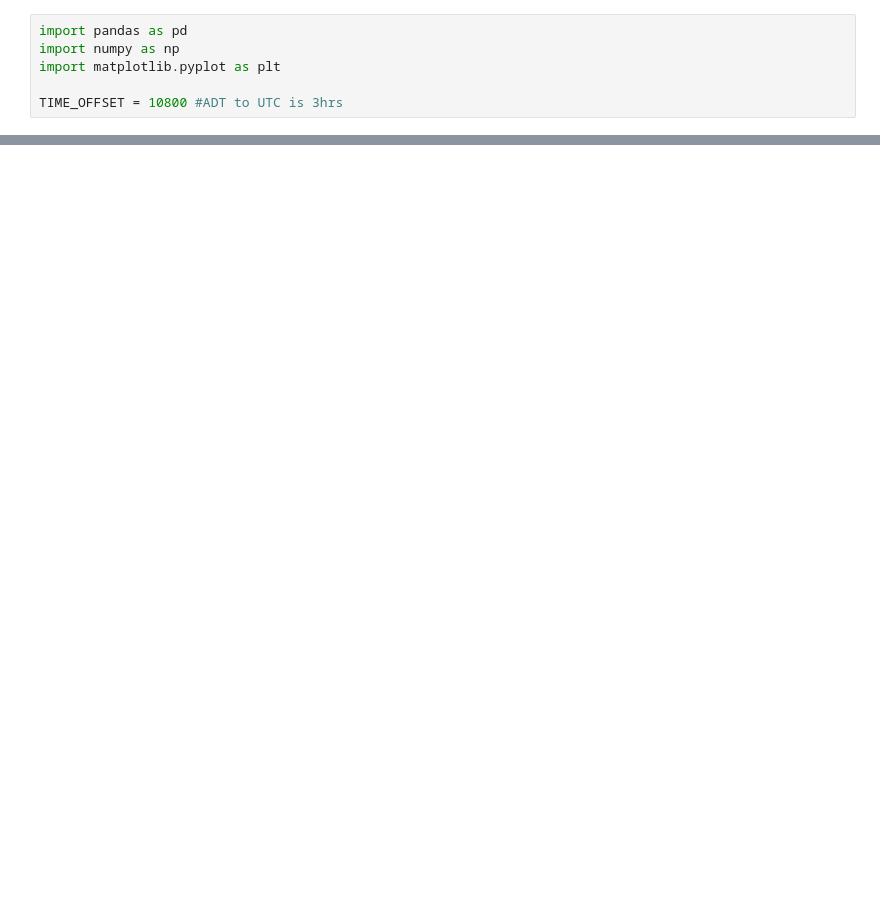
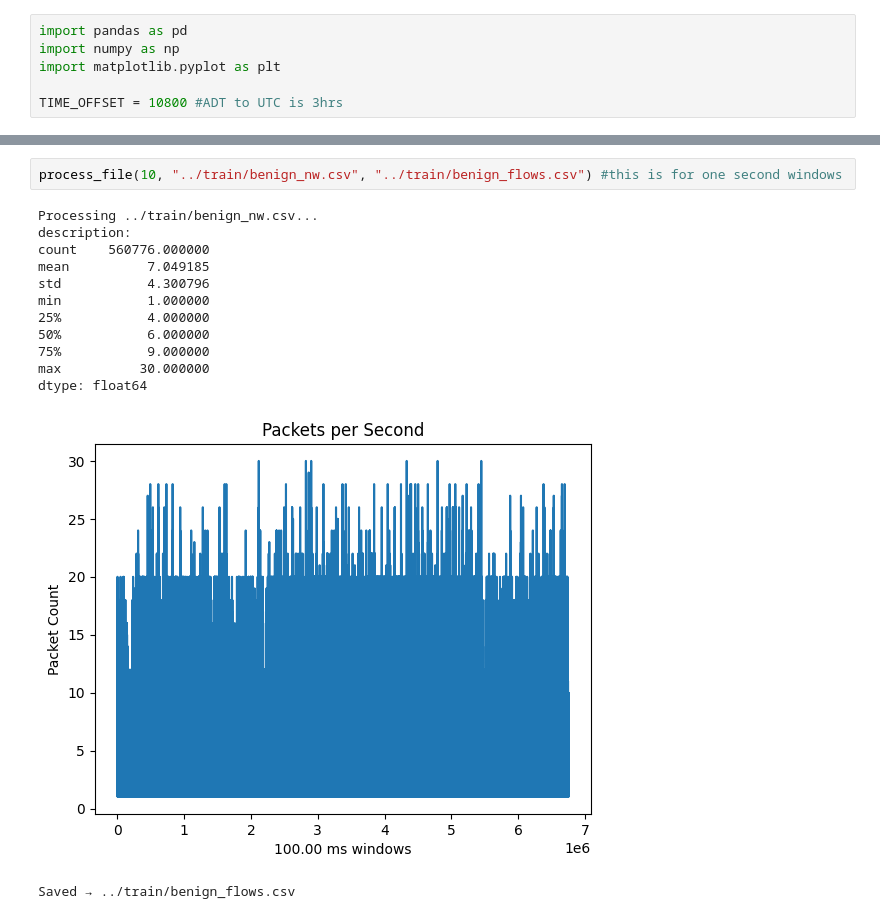
Before and after one commit to SameerCS23iitm/ugrc, a Jupyter notebook: src/adt_utc.ipynb, the cells around one changed output, grey strips where cells are left out. Saved outputs shown, nothing was run; the diff lists cells and outputs as text; blank space fills up the shorter version.

```diff
--- a/src/adt_utc.ipynb
+++ b/src/adt_utc.ipynb
@@ -100 +103,17 @@ dtype: float64
 Saved → ../train/external_flows.csv
+# %%
+process_file(10, "../train/benign_nw.csv", "../train/benign_flows.csv") #this is for one second windows
+# %% [output]
+Processing ../train/benign_nw.csv...
+description:
+count    560776.000000
+mean          7.049185
+std           4.300796
+min           1.000000
+25%           4.000000
+50%           6.000000
+75%           9.000000
+max          30.000000
+dtype: float64
+[figure, added]
+Saved → ../train/benign_flows.csv
```
Also changed, not shown: parts of 6 cells of this notebook, 1 other file.
